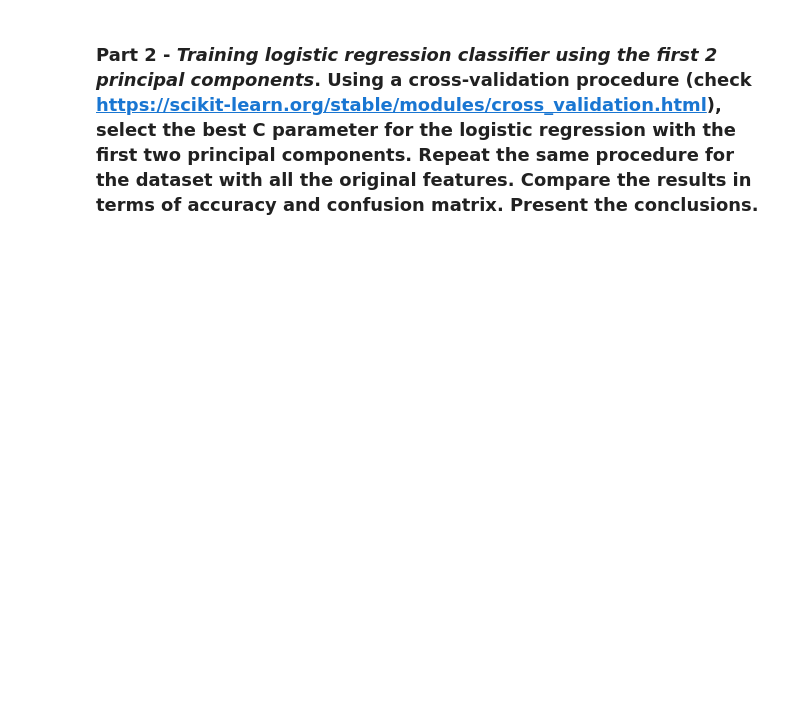
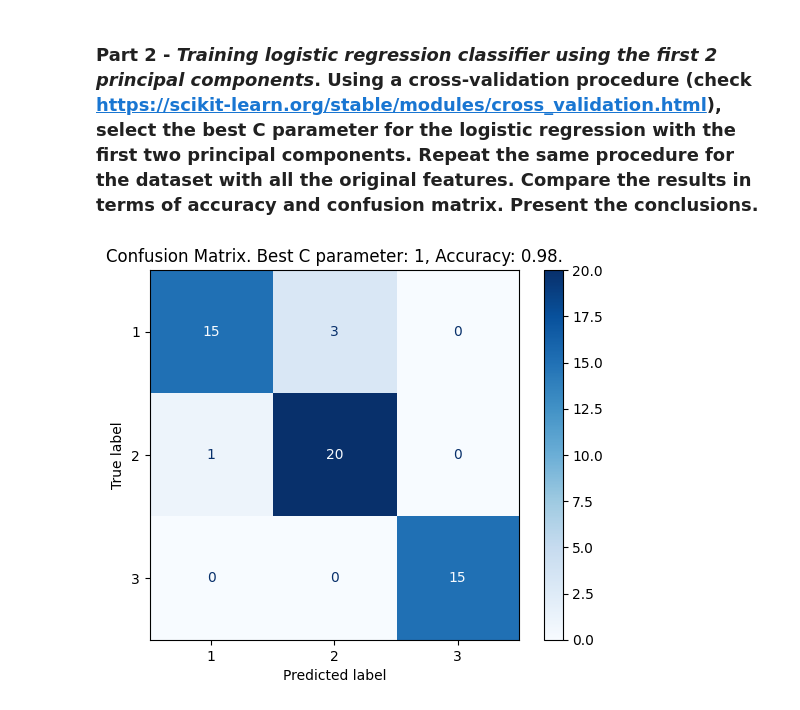
Before and after one commit to jaymedq/deep-learning, a Jupyter notebook: Assignment2.ipynb, the cells around one changed output. Cells and saved outputs as stored; diff of their text form; code cells hidden in the pictures; blank space fills up the shorter version.

```diff
--- a/Assignment2.ipynb
+++ b/Assignment2.ipynb
@@ -86,2 +84,31 @@ ValueError: 'c' argument must be a color, a sequence of colors, or a sequence of
 # %% [markdown]
 ### Part 2 - *Training logistic regression classifier using the first 2 principal components*. Using a cross-validation procedure (check https://scikit-learn.org/stable/modules/cross_validation.html), select the best C parameter for the logistic regression with the first two principal components. Repeat the same procedure for the dataset with all the original features. Compare the results in terms of accuracy and confusion matrix. Present the conclusions.
+# %%
+from sklearn.linear_model import LogisticRegression
+from sklearn.model_selection import cross_val_score
+from sklearn.metrics import ConfusionMatrixDisplay
+
+# Use cross-validation to select the best C parameter for logistic regression
+c_values = [0.001, 0.01, 0.1, 1, 10, 100]
+best_accuracy_pca = 0
+best_C_pca = 0
+
+for C in c_values:
+    lr_pca = LogisticRegression(C=C)
+    scores = cross_val_score(lr_pca, X_train_pca, y_train, cv=5)
+    accuracy = np.mean(scores)
+
+    if accuracy > best_accuracy_pca:
+        best_accuracy_pca = accuracy
+        best_C_pca = C
+
+# Train a logistic regression model with the best C parameter using the first two principal components
+lr_pca = LogisticRegression(C=best_C_pca)
+lr_pca.fit(X_train_pca, y_train)
+
+# Create a ConfusionMatrixDisplay object and then plot it
+ConfusionMatrixDisplay.from_estimator(lr_pca, X_test_pca, y_test, cmap='Blues')
+plt.title(f'Confusion Matrix. Best C parameter: {best_C_pca}, Accuracy: {best_accuracy_pca:.2f}.')
+plt.show()
+# %% [output]
+[figure, added]
```
Also changed, not shown: parts of 2 cells of this notebook, 1 other file.
